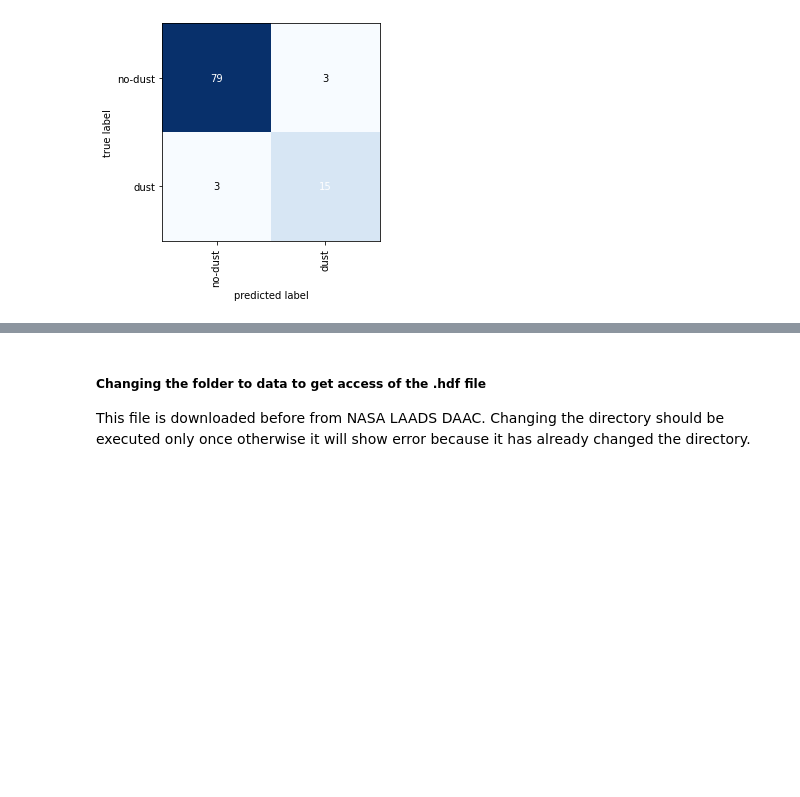
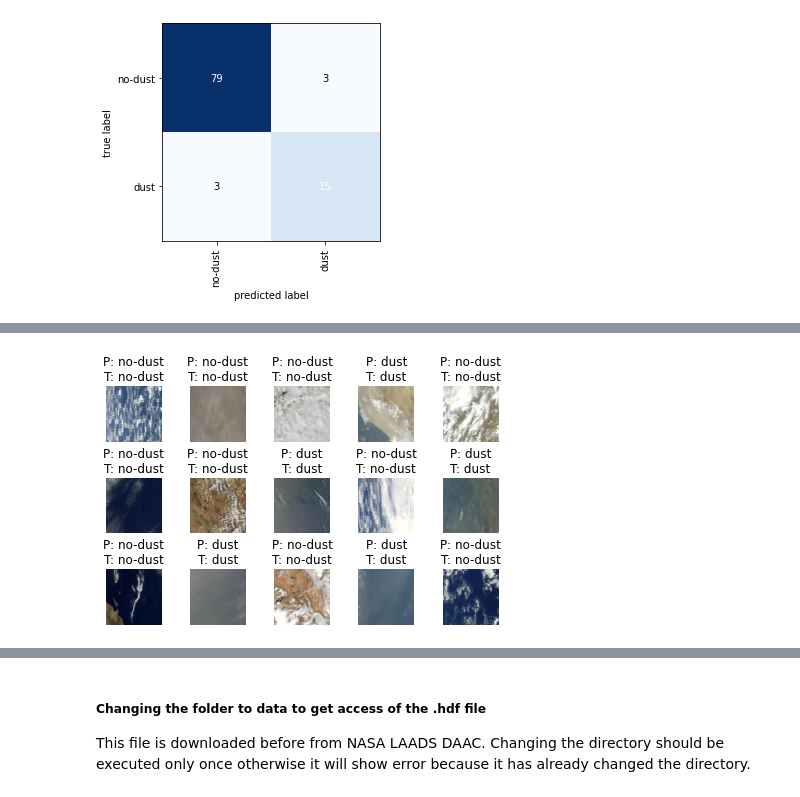
Before and after one commit to janTRik1423/thesis, a Jupyter notebook: Thesis.ipynb, the cells around one changed output, grey strips where cells are left out. Drawn from its saved outputs; the diff is of its cells as text; code cells hidden in the pictures; blank space fills up the shorter version.

```diff
--- a/Thesis.ipynb
+++ b/Thesis.ipynb
@@ -623,0 +881,10 @@ plt.show()
+# %%
+model.cpu()
+unnormalizer = UnNormalize((0.5, 0.5, 0.5), (0.5, 0.5, 0.5))
+class_dict = {
+              0: 'no-dust',
+              1: 'dust'
+            }
+show_examples(model=model, data_loader=test_loader, unnormalizer=unnormalizer, class_dict=class_dict)
+# %% [output]
+[figure, added]
```
Also changed, not shown: parts of 7 cells of this notebook.
